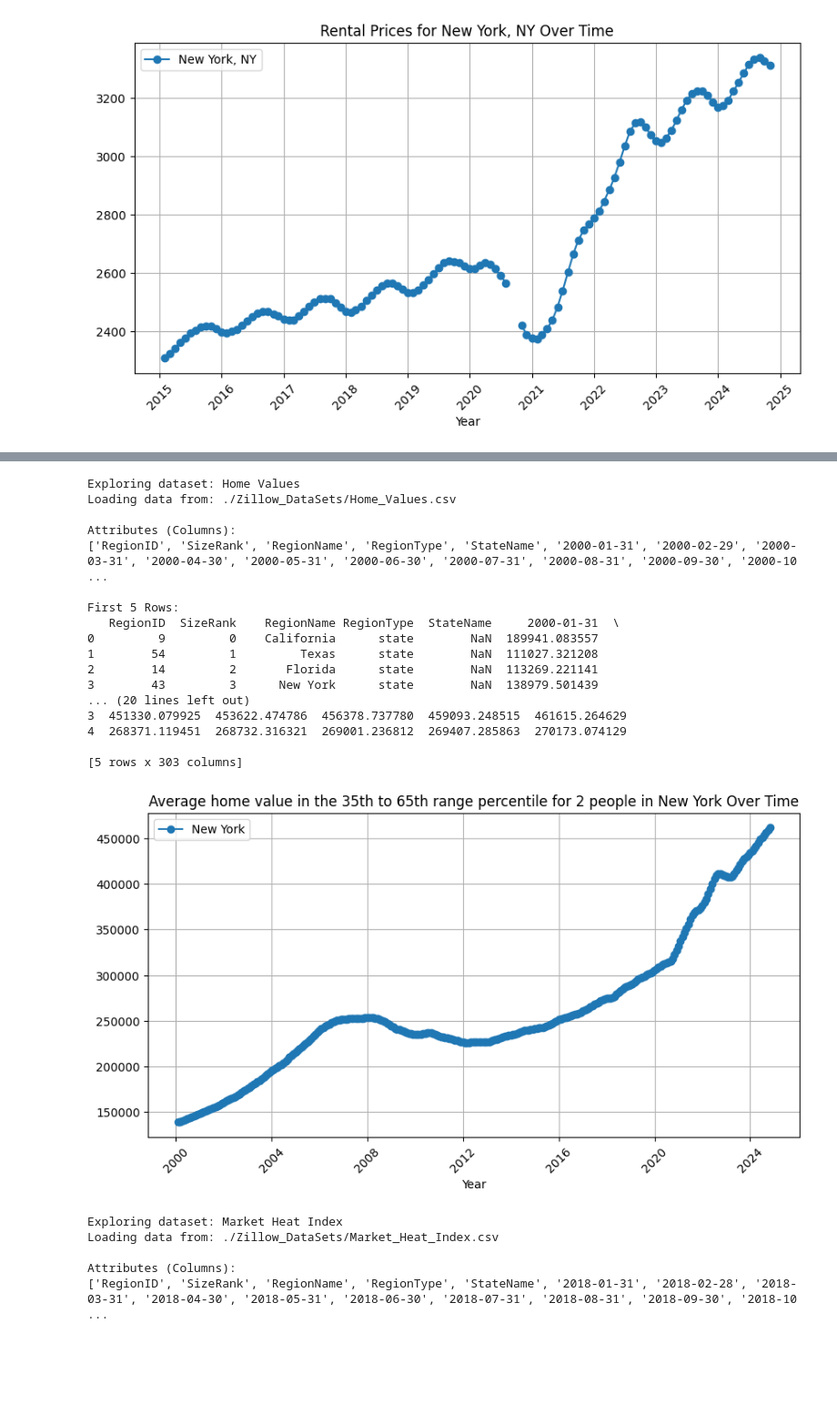
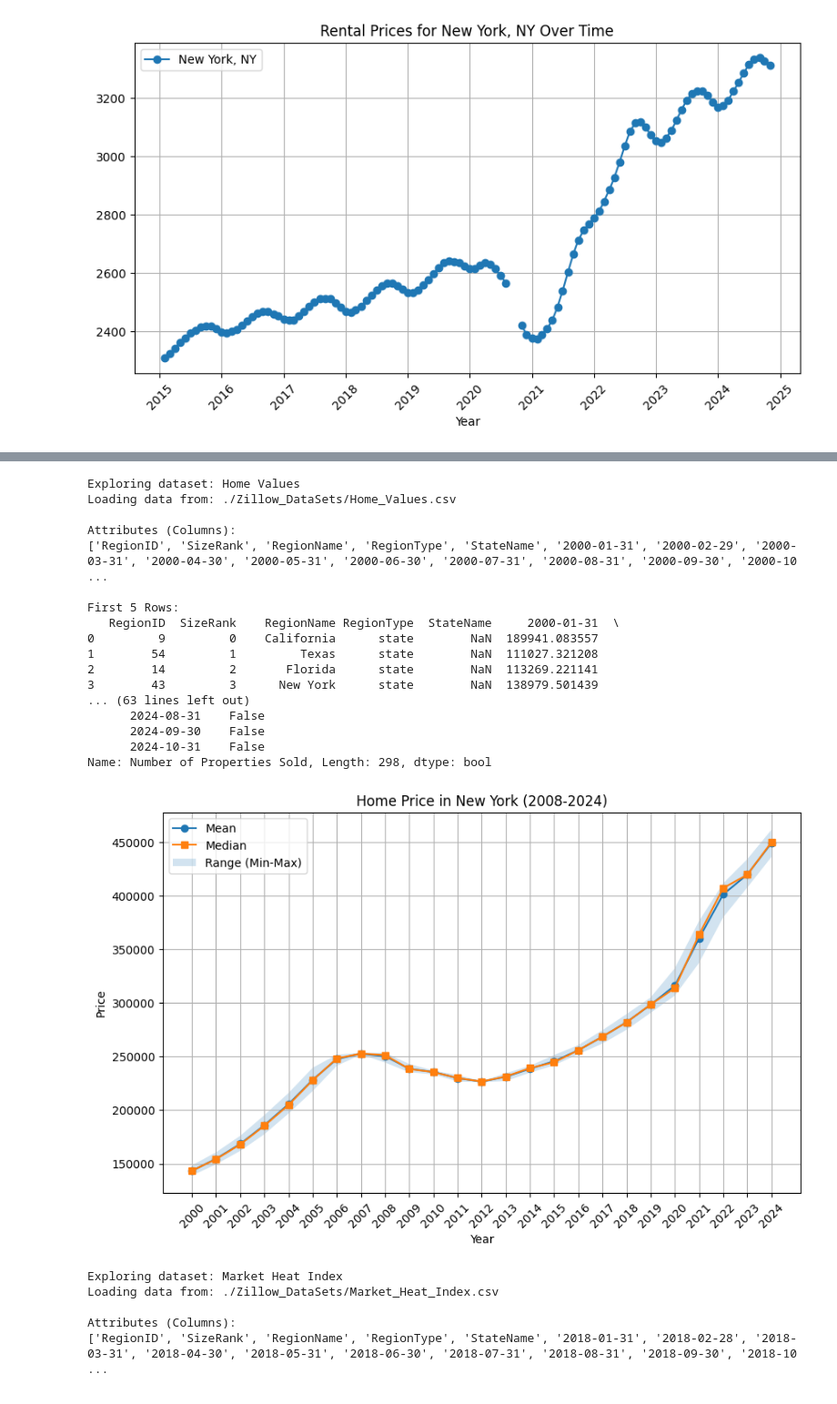
Before and after one commit to jpthesmar/House_Price_Forecaster-DSIII, a Jupyter notebook: House_Price_Analysis.ipynb, the cells around one changed output, grey strips where cells are left out. Shown at 91% size. Drawn from its saved outputs; the diff is of its cells as text; code cells hidden in the pictures; blank space fills up the shorter version.

```diff
--- a/House_Price_Analysis.ipynb
+++ b/House_Price_Analysis.ipynb
@@ -287,45 +355,70 @@ First 5 Rows:
 # %%
 print(f"Exploring dataset: Home Values")
 rental_dataframe = load_and_explore_csv(csv_files["Home Values"])
 
 region_name = 'New York'
 region_data = rental_dataframe[rental_dataframe['RegionName'] == region_name]
 
 # Drop non-date columns (e.g., 'RegionID', 'SizeRank', 'RegionName', 'RegionType', 'StateName')
 region_data = region_data.drop(columns=['RegionID', 'SizeRank', 'RegionName', 'RegionType', 'StateName'])
-
-# Convert column headers to datetime
 region_data.columns = pd.to_datetime(region_data.columns)
 
-# Plot the time-series data for the selected region
-plt.figure(figsize=(10, 5))
-plt.plot(region_data.columns, region_data.iloc[0], marker='o', label=region_name)
-plt.title(f"Average home value in the 35th to 65th range percentile for 2 people in {region_name} Over Time")
+# transpose data (dates as rows, sales as columns)
+region_data = region_data.T
+region_data.columns = ['Number of Properties Sold']
+region_data.index = pd.to_datetime(region_data.index)
+
+# year for grouping
+region_data['Year'] = region_data.index.year
+
+# year and calculate statistics
+annual_stats = region_data.groupby('Year')['Number of Properties Sold'].agg(
+    mean='mean',
+    median='median',
+    std='std',
+    min='min',
+    max='max'
+)
+
+outliers = region_data.groupby('Year')['Number of Properties Sold'].apply(detect_outliers)
+
+# annual statistics and outliers
+print("Annual Statistics (2008-2024):")
+print(annual_stats)
+print("\nOutliers (2008-2024):")
+print(outliers)
+
+# mean, md, max/min
+plt.figure(figsize=(10, 6))
+plt.plot(annual_stats.index, annual_stats['mean'], marker='o', label='Mean')
+plt.plot(annual_stats.index, annual_stats['median'], marker='s', label='Median')
+plt.fill_between(annual_stats.index, annual_stats['min'], annual_stats['max'], alpha=0.2, label='Range (Min-Max)')
+plt.title(f"Home Price in {region_name} (2008-2024)")
 plt.xlabel("Year")
-# plt.ylabel("Average Rent Price")
-plt.xticks(rotation=45)
+plt.ylabel("Price")
+plt.xticks(annual_stats.index, rotation=45)
+plt.legend()
 plt.grid(True)
-plt.legend()
 plt.show()
 # %% [output]
 Exploring dataset: Home Values
 Loading data from: ./Zillow_DataSets/Home_Values.csv
 
 Attributes (Columns):
 ['RegionID', 'SizeRank', 'RegionName', 'RegionType', 'StateName', '2000-01-31', '2000-02-29', '2000-03-31', '2000-04-30', '2000-05-31', '2000-06-30', '2000-07-31', '2000-08-31', '2000-09-30', '2000-10 ...
 
 First 5 Rows:
    RegionID  SizeRank    RegionName RegionType  StateName     2000-01-31  \
 0         9         0    California      state        NaN  189941.083557
 1        54         1         Texas      state        NaN  111027.321208
 2        14         2       Florida      state        NaN  113269.221141
 3        43         3      New York      state        NaN  138979.501439
-... (20 lines left out)
-3  451330.079925  453622.474786  456378.737780  459093.248515  461615.264629
-4  268371.119451  268732.316321  269001.236812  269407.285863  270173.074129
-
-[5 rows x 303 columns]
+... (63 lines left out)
+      2024-08-31    False
+      2024-09-30    False
+      2024-10-31    False
+Name: Number of Properties Sold, Length: 298, dtype: bool
-[figure, old version]
+[figure, new version]
 # %%
 print(f"Exploring dataset: Market Heat Index")
 market_df = load_and_explore_csv(csv_files["Market Heat Index"])
```
Also changed, not shown: parts of 7 cells of this notebook.
